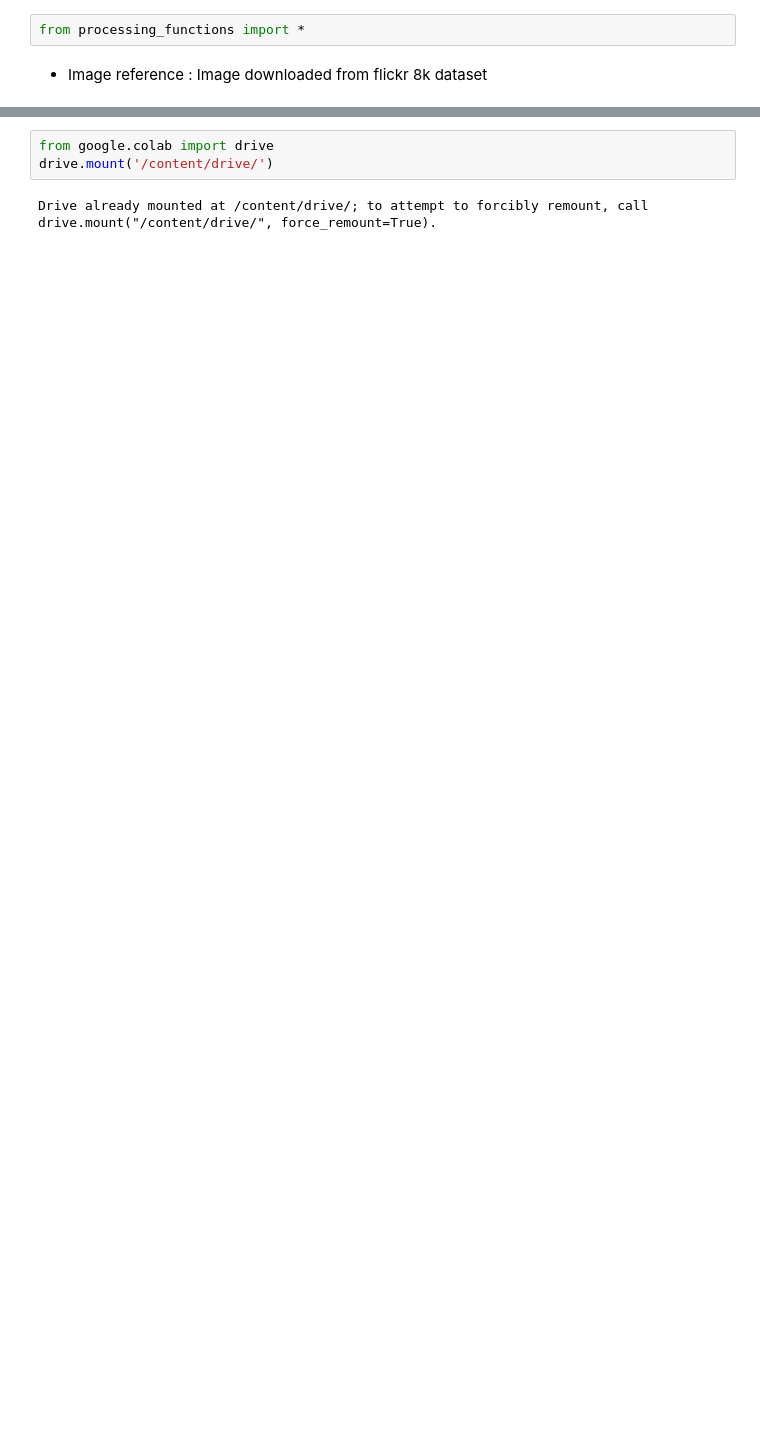
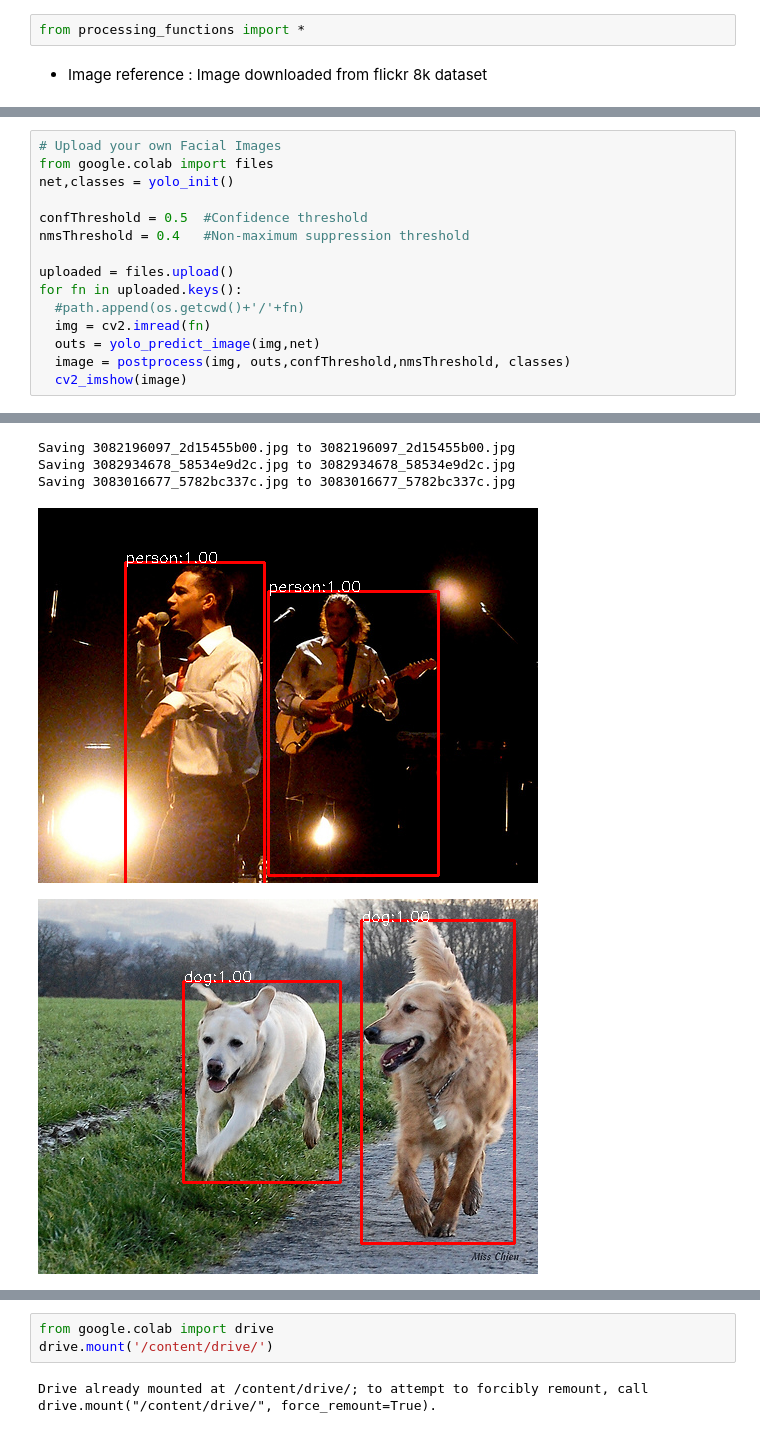
Before and after one commit to dheerajreddy2020/OpenCV_Yolo_Object_detection_tracking, a Jupyter notebook: Yolo_predict_demo.ipynb, the cells around one changed output, grey strips where cells are left out. Cells and saved outputs as stored; diff of their text form; blank space fills up the shorter version.

Commit message:
Update Colab file

```diff
--- a/Yolo_predict_demo.ipynb
+++ b/Yolo_predict_demo.ipynb
@@ -84,0 +96,16 @@ cv2_imshow(image)
+# %%
+# Upload your own Facial Images
+from google.colab import files
+net,classes = yolo_init()
+
+confThreshold = 0.5  #Confidence threshold
+nmsThreshold = 0.4   #Non-maximum suppression threshold
+
+uploaded = files.upload()
+for fn in uploaded.keys():
+  #path.append(os.getcwd()+'/'+fn)
+  img = cv2.imread(fn)
+  outs = yolo_predict_image(img,net)
+  image = postprocess(img, outs,confThreshold,nmsThreshold, classes)
+  cv2_imshow(image)
+# %% [output]
@@ -84,0 +113,5 @@ cv2_imshow(image)
+Saving 3082196097_2d15455b00.jpg to 3082196097_2d15455b00.jpg
+Saving 3082934678_58534e9d2c.jpg to 3082934678_58534e9d2c.jpg
+Saving 3083016677_5782bc337c.jpg to 3083016677_5782bc337c.jpg
+[figure, added]
+[figure, added]
```
Also changed, not shown: parts of 7 cells of this notebook.
